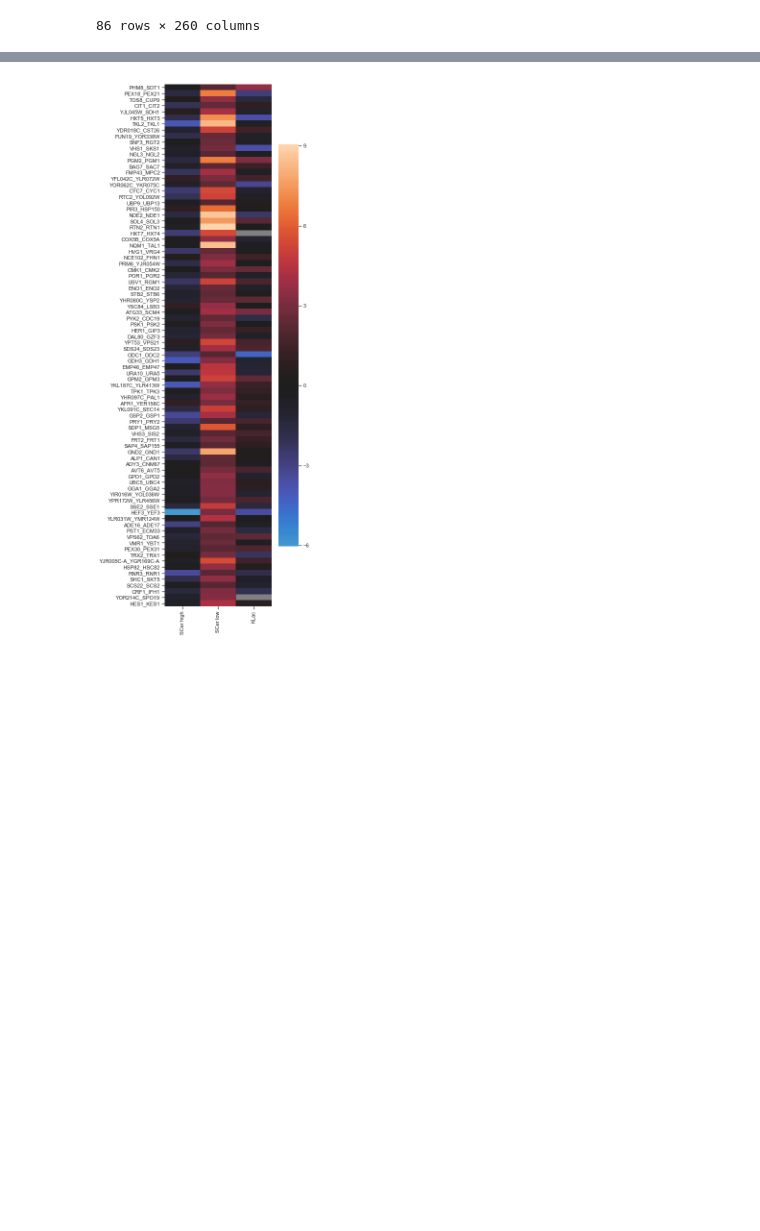
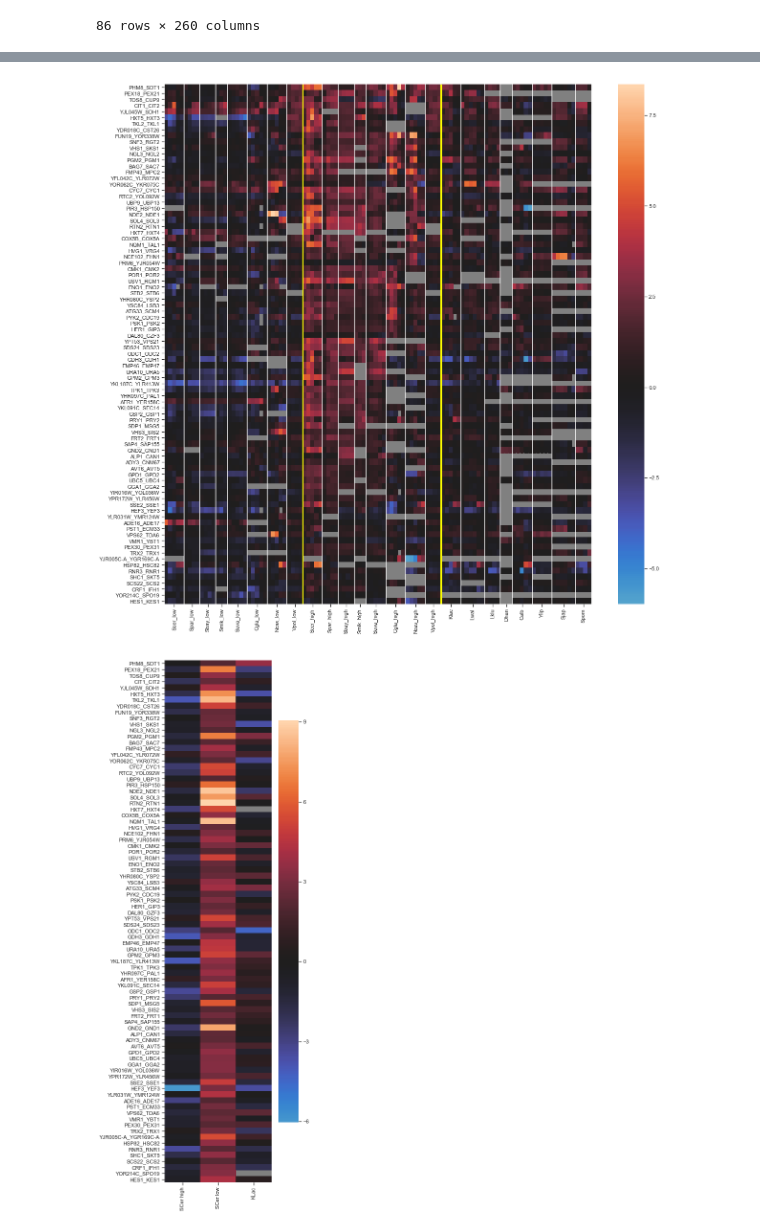
Before and after one commit to heineike02/yeast_esr_expression_analysis, a Jupyter notebook: scripts/20181210_goi_raw_exp_stress_resp_phylogeny.ipynb, the cells around one changed output, grey strips where cells are left out. Drawn from its saved outputs; the diff is of its cells as text; code cells hidden in the pictures; blank space fills up the shorter version.

Commit message:
Updated functions that load regev data. Also upgraded ygob paralog mapping.
Built plots for Vpol to Scer using regev expression

```diff
--- a/scripts/20181210_goi_raw_exp_stress_resp_phylogeny.ipynb
+++ b/scripts/20181210_goi_raw_exp_stress_resp_phylogeny.ipynb
@@ -1537,3 +1544,78 @@ fig_hmap_exp.savefig(os.path.normpath('C:/Users/BMH_work/Google Drive/UCSF/ElSam
+# %%
+#heatmap after filtering and sorting - just top PKA conditions
+
+fig_hmap_exp, ax_hmap_exp = plt.subplots(figsize=(20,20))
+
+#Make subset that only has columns with appropriate conditions:
+columns_pka_corr = ['DS/LOG', 'PS/LOG', 'PLAT/LOG',
+                    'heat shock_030', 'heat shock_045']
+
+new_columns = []
+for column in expression_data_df_sorted.columns:
+    pass_test = False
+    for cond in conds_pka_corr:
+        if cond in column:
+            pass_test=True
+
+    if pass_test:
+        new_columns.append(column)
+
+expression_data_df_pka_corr = expression_data_df_sorted.loc[:,new_columns]
+
+
+#Make labels for each species, and separate out pre/post WGH and post WGH high/low with yellow lines
+N_spec_level = {}
+
+label_order = []
+for level in ['low','high']:
+    for spec in spec_sets['Post WGH ' + level]:
+        label = spec + '_' + level
+        N_spec_level[label] = 0
+        label_order.append(label)
+for spec in spec_sets['Pre WGH']:
+    label = spec
+    N_spec_level[label] = 0
+    label_order.append(label)
+
+
+for column in expression_data_df_pka_corr.columns:
+    spec = column.split('_')[0]
+    if spec in set(spec_sets['Post WGH low']):
+        level_sep = '_'
+        level = column.split('_')[-1]
+    else:
+        level_sep = ''
+        level = ''
+    label = spec + level_sep + level
+    N_spec_level[label] = N_spec_level[label] + 1
+
+new_ticks = []
+sep_lines = [0]
+new_tick_labels = []
+big_lines = []
+tick_tracker = 0
+for label in label_order:
+    N_tick_dist = N_spec_level[label]
+    new_ticks.append(tick_tracker + N_tick_dist/2)
+    new_tick_labels.append(label)
+    sep_lines.append(tick_tracker + N_tick_dist)
+    #new_tick_labels.append('')
+    tick_tracker = tick_tracker + N_tick_dist
+    if label in {'Vpol_low', 'Vpol_high'}:
+        big_lines.append(tick_tracker)
+
+
+
+sns.heatmap(expression_data_df_pka_corr, center = 0.0, xticklabels=False, ax = ax_hmap_exp)
+ax_hmap_exp.set_facecolor('grey')
+ax_hmap_exp.set_xticks(new_ticks)
+ax_hmap_exp.set_xticklabels(new_tick_labels, rotation = 90)  #rotation=45, ha='right')
+ax_hmap_exp.vlines(sep_lines, ymin = 0, ymax = len(expression_data_df_pka_corr), colors = 'white')
+ax_hmap_exp.vlines(big_lines, ymin = 0, ymax = len(expression_data_df_pka_corr), colors = 'yellow',linewidth=3)
+ax_hmap_exp.set_rasterized(True)    #Had to do this because .svg took ages on inkscape to work with
+fig_hmap_exp.savefig(os.path.normpath('C:/Users/BMH_work/Google Drive/UCSF/ElSamad_Lab/PKA/Manuscript/exp_goi_regev_pka_corr.svg'))
+# %% [output]
+[figure, added]
 # %%
 ## Using same order and column names, visualize my rlog data
 
```
Also changed, not shown: parts of 26 cells of this notebook, 4 other files.
